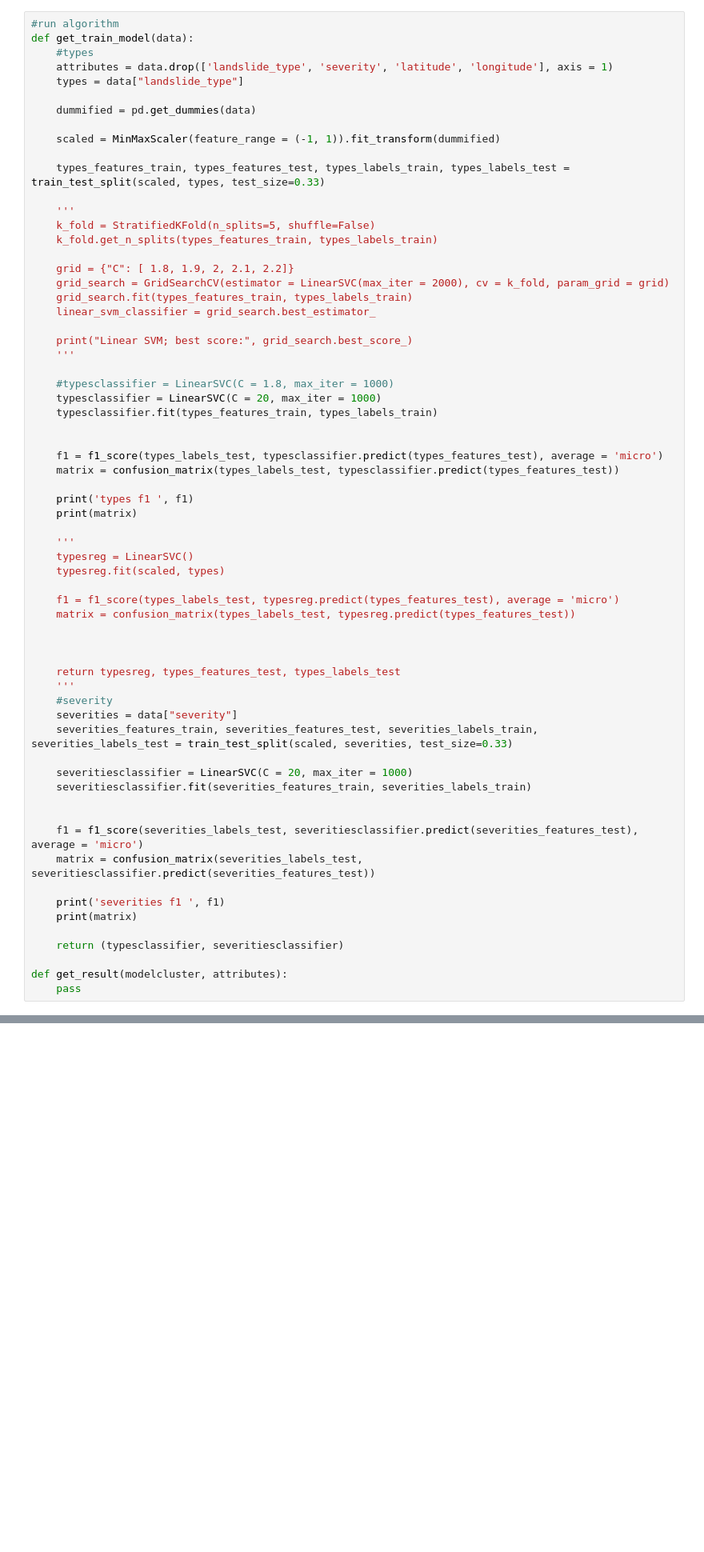
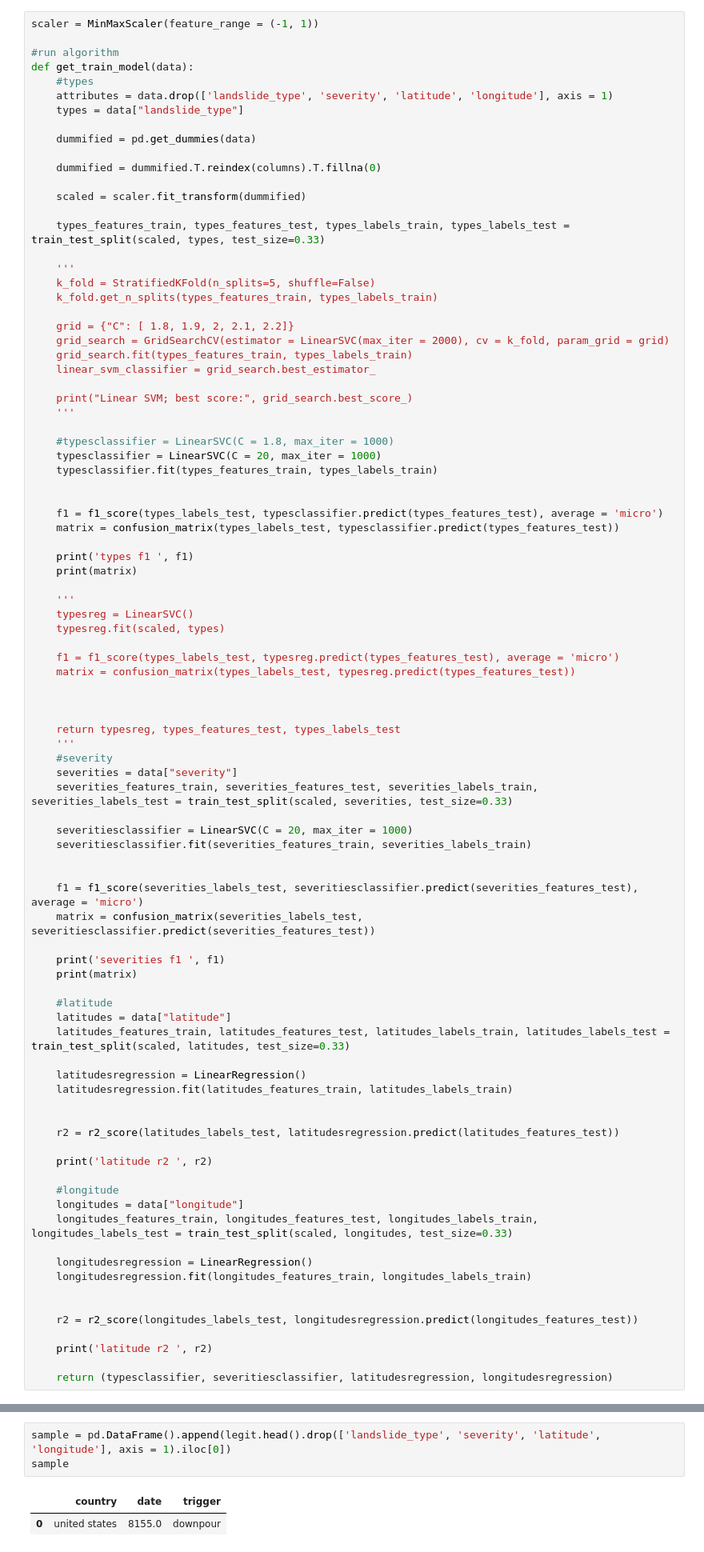
Before and after one commit to GenchoBG/ChasersOfTheLostData, a Jupyter notebook: chasers.ipynb, the cells around one changed output, grey strips where cells are left out. Shown at 80% size. Cells and saved outputs as stored; diff of their text form; blank space fills up the shorter version.

Commit message:
Use transformed data in real-world application (predicting landslide locations)

```diff
--- a/chasers.ipynb
+++ b/chasers.ipynb
@@ -450,6 +464,8 @@ better_thing.head()
 | 3 | 7990.958333 | canada | mudslide | downpour | medium | 50.4335 | -127.4846 |
 | 4 | 9025.958333 | united states | landslide | snowfall_snowmelt | large | 61.9780 | -143.1680 |
 # %%
+scaler = MinMaxScaler(feature_range = (-1, 1))
+
 #run algorithm
 def get_train_model(data):
     #types
@@ -458,7 +474,9 @@ def get_train_model(data):
 
     dummified = pd.get_dummies(data)
 
-    scaled = MinMaxScaler(feature_range = (-1, 1)).fit_transform(dummified)
+    dummified = dummified.T.reindex(columns).T.fillna(0)
+
+    scaled = scaler.fit_transform(dummified)
 
     types_features_train, types_features_test, types_labels_train, types_labels_test = train_test_split(scaled, types, test_size=0.33)
 
@@ -510,10 +528,31 @@ def get_train_model(data):
     print('severities f1 ', f1)
     print(matrix)
 
-    return (typesclassifier, severitiesclassifier)
+    #latitude
+    latitudes = data["latitude"]
+    latitudes_features_train, latitudes_features_test, latitudes_labels_train, latitudes_labels_test = train_test_split(scaled, latitudes, test_size=0.33)
 
-def get_result(modelcluster, attributes):
-    pass
+    latitudesregression = LinearRegression()
+    latitudesregression.fit(latitudes_features_train, latitudes_labels_train)
+
+
+    r2 = r2_score(latitudes_labels_test, latitudesregression.predict(latitudes_features_test))
+
+    print('latitude r2 ', r2)
+
+    #longitude
+    longitudes = data["longitude"]
+    longitudes_features_train, longitudes_features_test, longitudes_labels_train, longitudes_labels_test = train_test_split(scaled, longitudes, test_size=0.33)
+
+    longitudesregression = LinearRegression()
+    longitudesregression.fit(longitudes_features_train, longitudes_labels_train)
+
+
+    r2 = r2_score(longitudes_labels_test, longitudesregression.predict(longitudes_features_test))
+
+    print('latitude r2 ', r2)
+
+    return (typesclassifier, severitiesclassifier, latitudesregression, longitudesregression)
 # %%
 #run algorithm with original data
 get_train_model(legit)
@@ -572,0 +641,6 @@ severities f1  1.0
+# %%
+sample = pd.DataFrame().append(legit.head().drop(['landslide_type', 'severity', 'latitude', 'longitude'], axis = 1).iloc[0])
+sample
+# %% [output]
+|  | country | date | trigger |
+| 0 | united states | 8155.0 | downpour |
```
Also changed, not shown: parts of 9 cells of this notebook.
